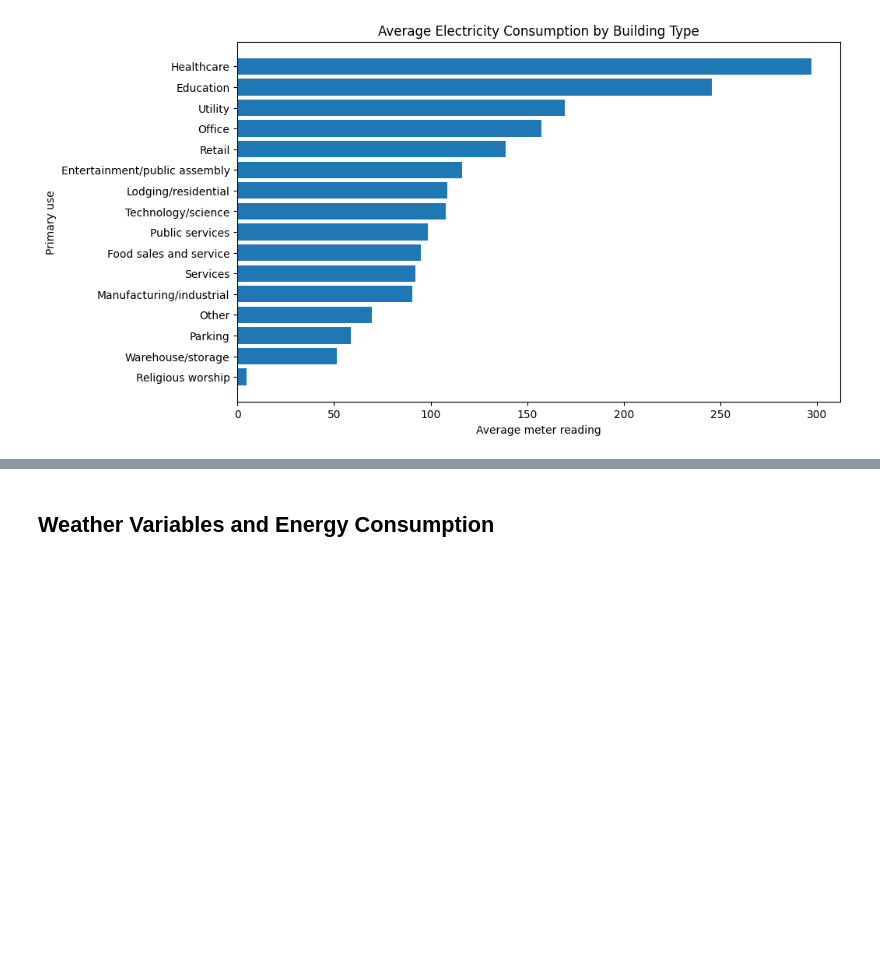
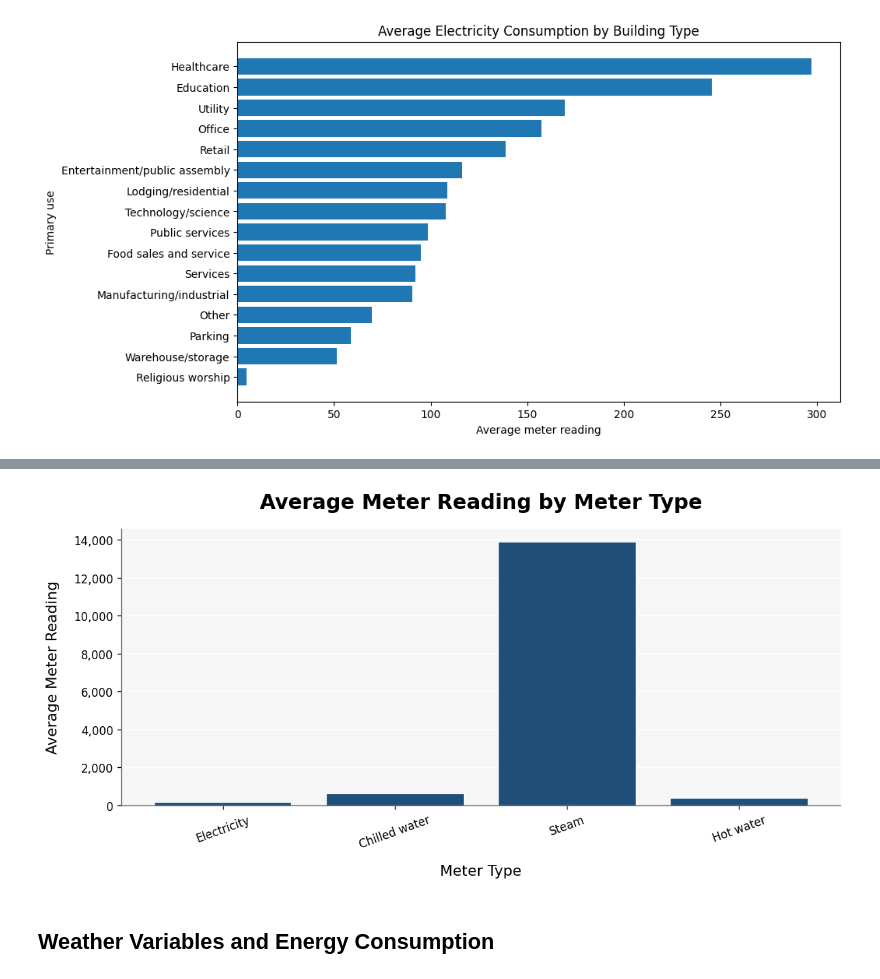
Before and after one commit to sonamrinjinsherpa/commercial-building-energy-prediction, a Jupyter notebook: notebooks/03_eda.ipynb, the cells around one changed output, grey strips where cells are left out. Saved outputs shown, nothing was run; the diff lists cells and outputs as text; code cells hidden in the pictures; blank space fills up the shorter version.

```diff
--- a/notebooks/03_eda.ipynb
+++ b/notebooks/03_eda.ipynb
@@ -253,3 +474,74 @@ plt.show()
+# %%
+# Average meter reading by meter type using raw train.csv
+
+raw_train_path = project_root / "data" / "raw" / "train.csv"
+
+meter_data = pd.read_csv(
+    raw_train_path,
+    usecols=["meter", "meter_reading"],
+)
+
+meter_names = {
+    0: "Electricity",
+    1: "Chilled water",
+    2: "Steam",
+    3: "Hot water",
+}
+
+meter_data["meter_type"] = meter_data["meter"].map(meter_names)
+
+meter_summary = (
+    meter_data.groupby("meter_type")["meter_reading"]
+    .mean()
+    .reindex(meter_names.values())
+    .reset_index()
+)
+
+meter_summary.columns = ["meter_type", "average_meter_reading"]
+
+fig, ax = plt.subplots(figsize=(10, 5), dpi=120)
+fig.patch.set_facecolor("white")
+ax.set_facecolor("#f6f6f6")
+
+ax.bar(
+    meter_summary["meter_type"],
+    meter_summary["average_meter_reading"],
+    color="#1f4e79",
+    edgecolor="white",
+    linewidth=0.8,
+)
+
+ax.set_title(
+    "Average Meter Reading by Meter Type",
+    fontsize=18,
+    weight="bold",
+    pad=18,
+)
+ax.set_xlabel("Meter Type", fontsize=13, labelpad=12)
+ax.set_ylabel("Average Meter Reading", fontsize=13, labelpad=12)
+
+ax.tick_params(axis="x", labelsize=10, rotation=20)
+ax.tick_params(axis="y", labelsize=10)
+ax.yaxis.set_major_formatter(lambda x, pos: f"{int(x):,}")
+
+ax.spines["top"].set_visible(False)
+ax.spines["right"].set_visible(False)
+ax.spines["left"].set_color("#666666")
+ax.spines["bottom"].set_color("#666666")
+ax.grid(axis="y", color="white", linestyle="-", linewidth=1)
+ax.set_axisbelow(True)
+
+plt.tight_layout()
+
+fig.savefig(
+    figures_dir / "average_meter_reading_by_meter_type.png",
+    dpi=150,
+    bbox_inches="tight",
+)
+
+plt.show()
+# %% [output]
+[figure, added]
 # %% [markdown]
 ## Weather Variables and Energy Consumption
 # %%
```
Also changed, not shown: parts of 46 cells of this notebook, 11 other files.
